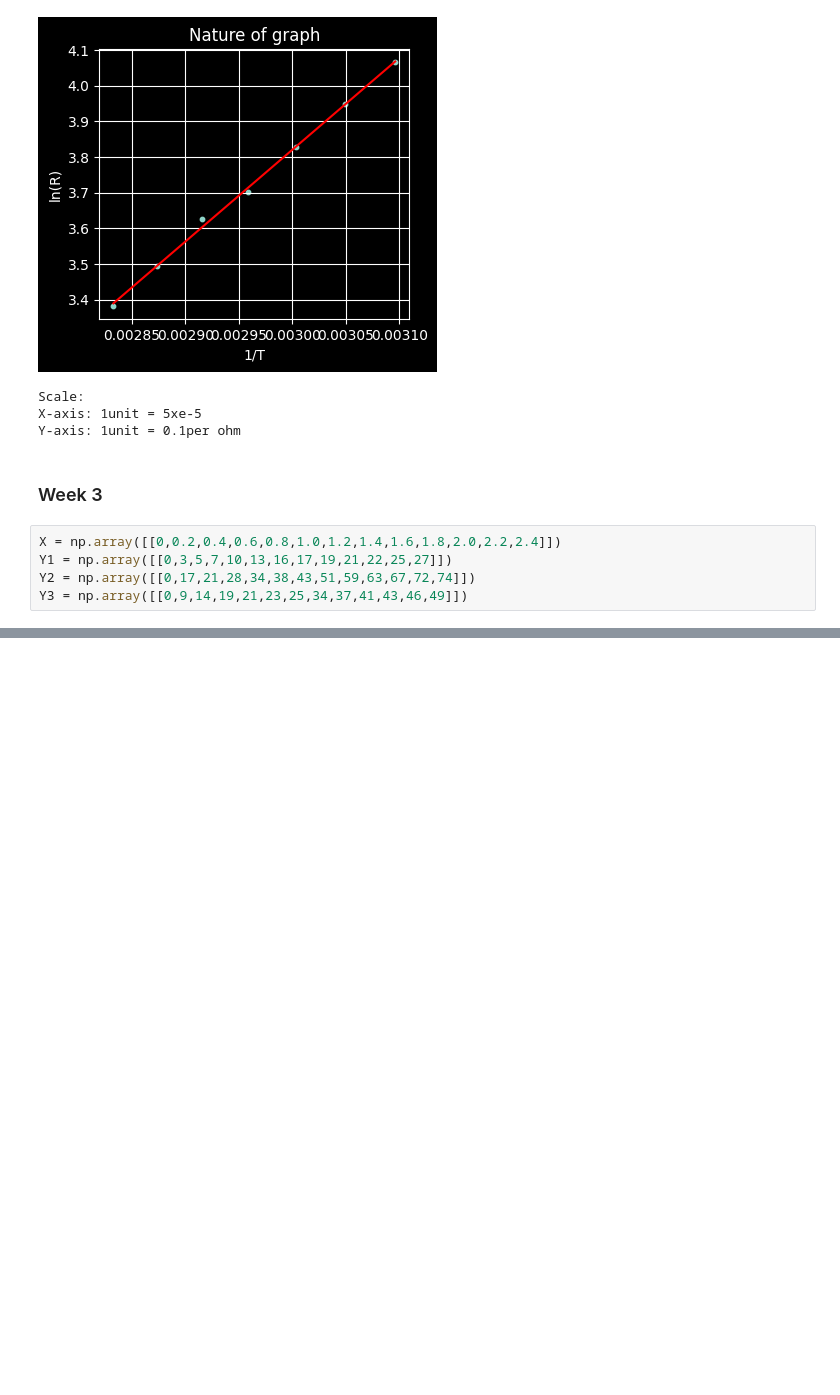
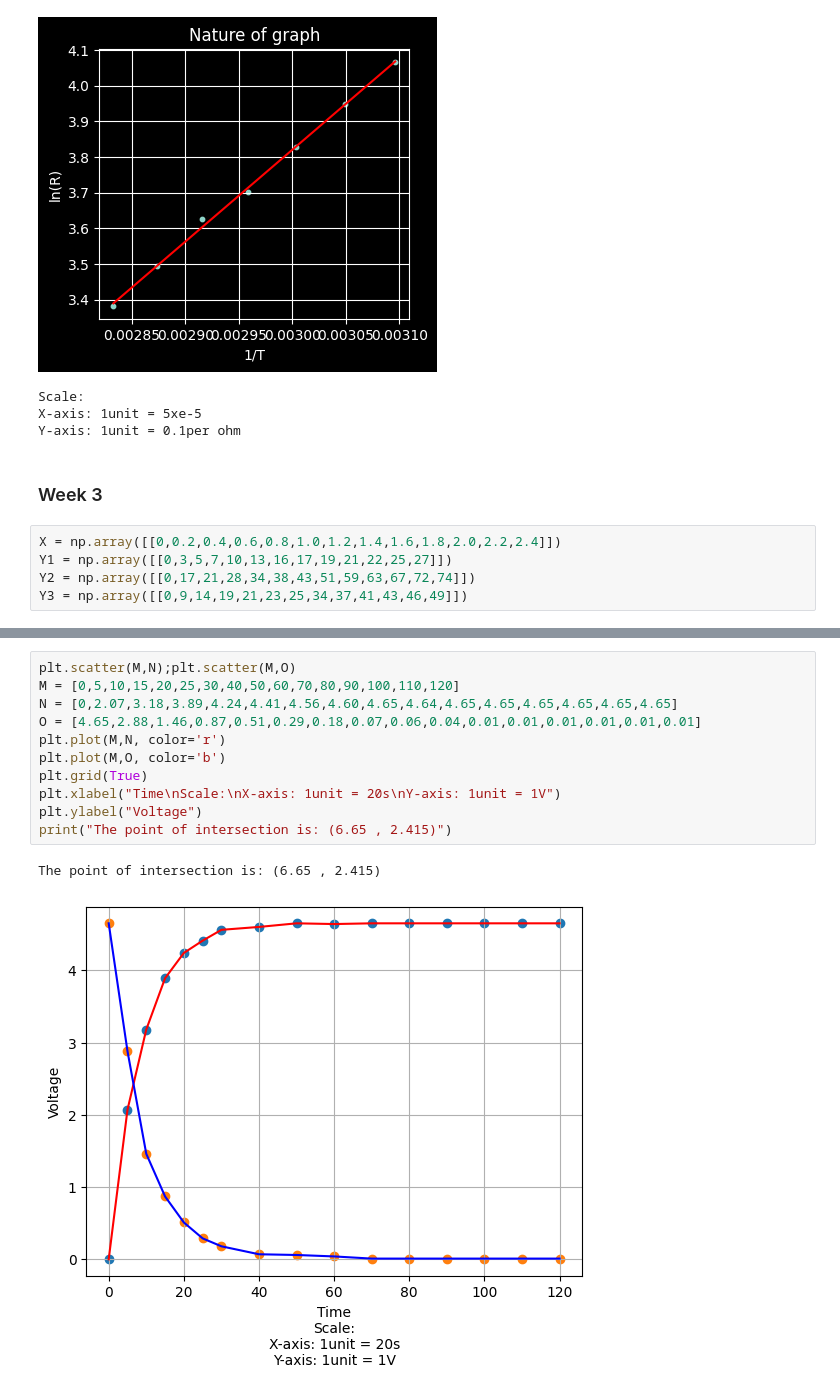
Before and after one commit to Aadigoel/ML, a Jupyter notebook: PESUIO/Physics Lab week2.ipynb, the cells around one changed output, grey strips where cells are left out. Drawn from its saved outputs; the diff is of its cells as text; blank space fills up the shorter version.

```diff
--- a/PESUIO/Physics Lab week2.ipynb
+++ b/PESUIO/Physics Lab week2.ipynb
@@ -120,0 +123,14 @@ plt.show()
+# %%
+plt.scatter(M,N);plt.scatter(M,O)
+M = [0,5,10,15,20,25,30,40,50,60,70,80,90,100,110,120]
+N = [0,2.07,3.18,3.89,4.24,4.41,4.56,4.60,4.65,4.64,4.65,4.65,4.65,4.65,4.65,4.65]
+O = [4.65,2.88,1.46,0.87,0.51,0.29,0.18,0.07,0.06,0.04,0.01,0.01,0.01,0.01,0.01,0.01]
+plt.plot(M,N, color='r')
+plt.plot(M,O, color='b')
+plt.grid(True)
+plt.xlabel("Time\nScale:\nX-axis: 1unit = 20s\nY-axis: 1unit = 1V")
+plt.ylabel("Voltage")
+print("The point of intersection is: (6.65 , 2.415)")
+# %% [output]
+The point of intersection is: (6.65 , 2.415)
+[figure, added]
```
Also changed, not shown: parts of 1 cell of this notebook.
